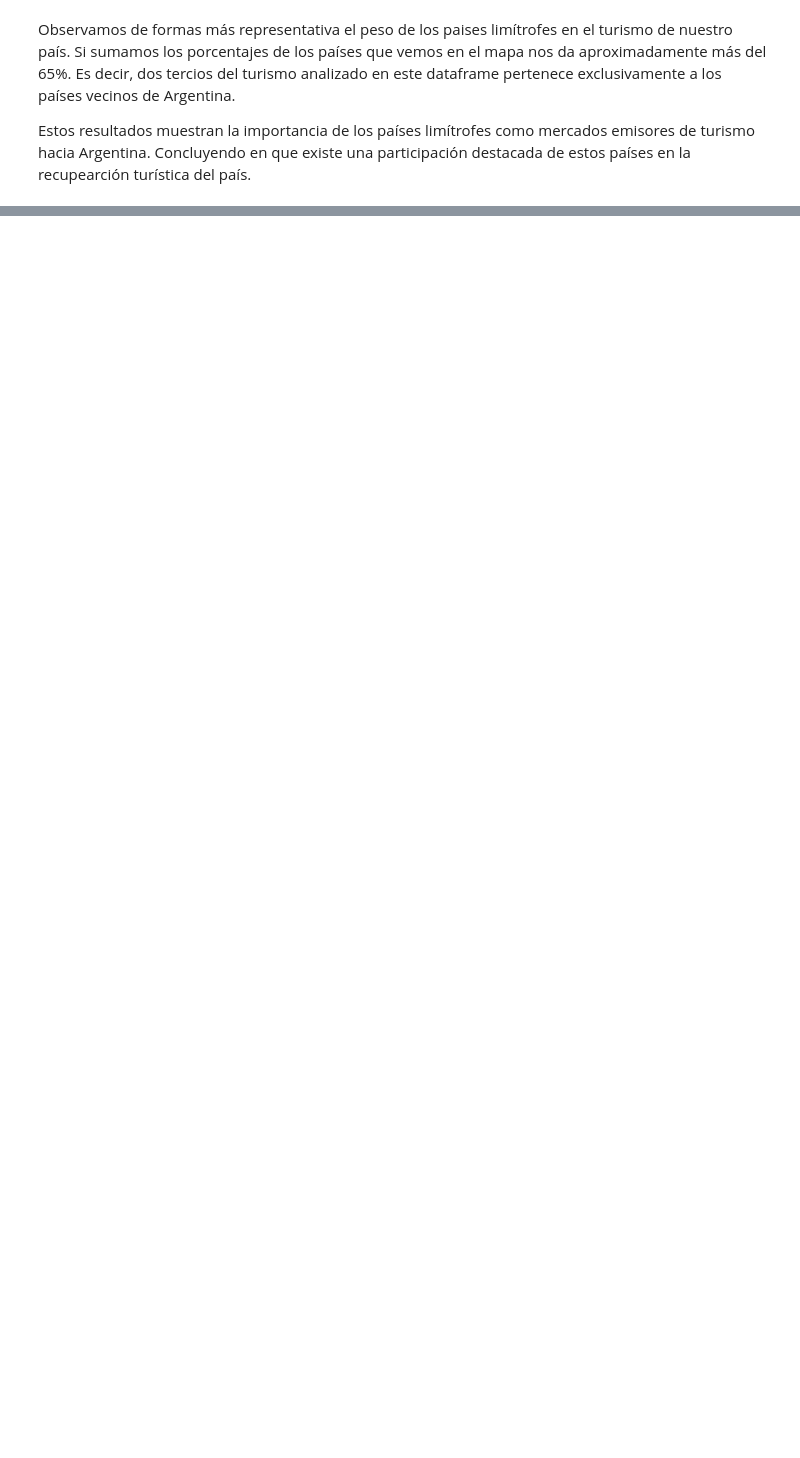
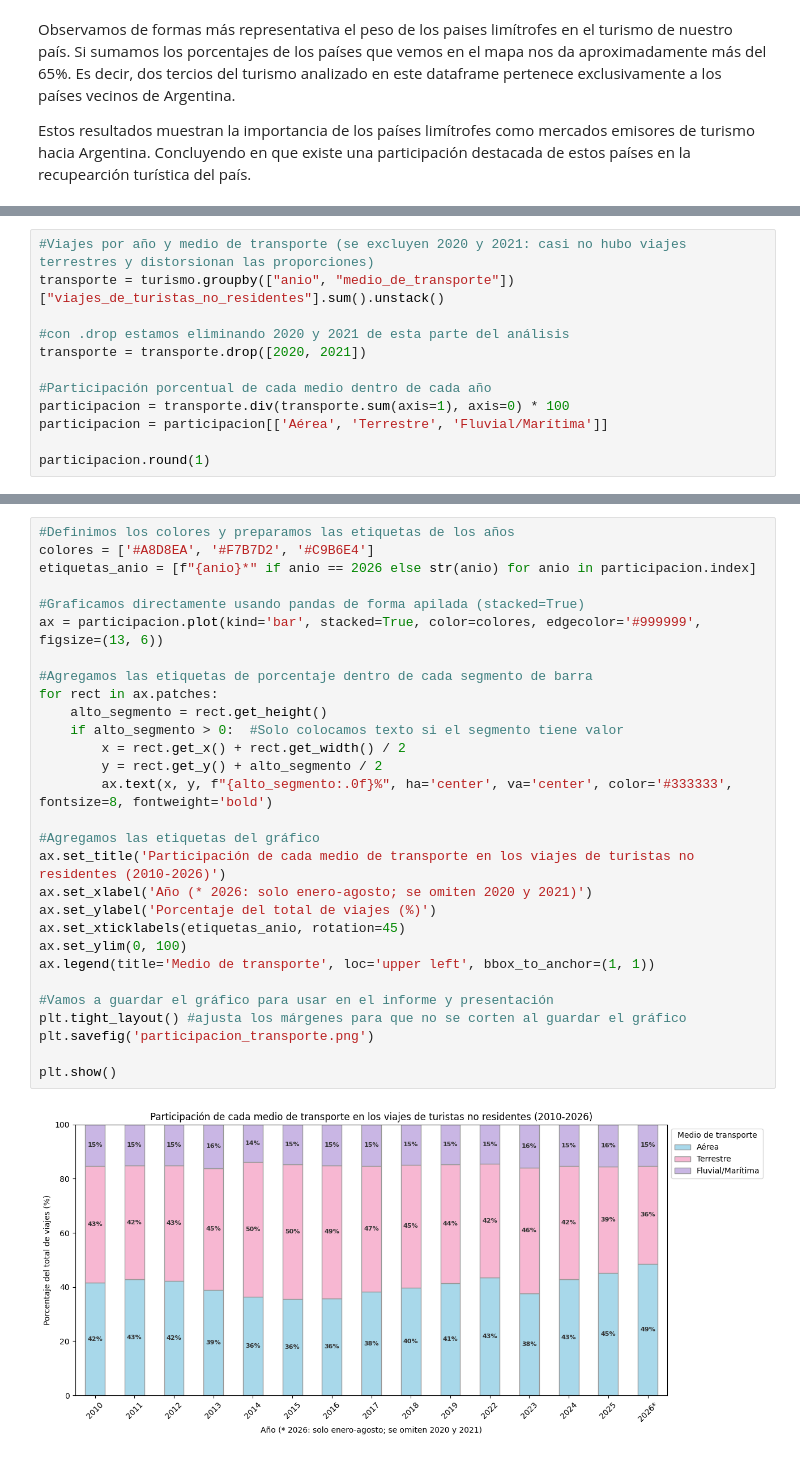
Before and after one commit to SariChiba/Analisis_Turismo_No_Residente, a Jupyter notebook: notebook/turismo_datacenter.ipynb, the cells around one changed output, grey strips where cells are left out. Cells and saved outputs as stored; diff of their text form; blank space fills up the shorter version.

```diff
--- a/notebook/turismo_datacenter.ipynb
+++ b/notebook/turismo_datacenter.ipynb
@@ -837,0 +871,12 @@ Aún hoy, los números siguen sin poder acercarse al años 2019, donde se regist
+# %%
+#Viajes por año y medio de transporte (se excluyen 2020 y 2021: casi no hubo viajes terrestres y distorsionan las proporciones)
+transporte = turismo.groupby(["anio", "medio_de_transporte"])["viajes_de_turistas_no_residentes"].sum().unstack()
+
+#con .drop estamos eliminando 2020 y 2021 de esta parte del análisis
+transporte = transporte.drop([2020, 2021])
+
+#Participación porcentual de cada medio dentro de cada año
+participacion = transporte.div(transporte.sum(axis=1), axis=0) * 100
+participacion = participacion[['Aérea', 'Terrestre', 'Fluvial/Marítima']]
+
+participacion.round(1)
@@ -837,0 +913,31 @@ Aún hoy, los números siguen sin poder acercarse al años 2019, donde se regist
+# %%
+#Definimos los colores y preparamos las etiquetas de los años
+colores = ['#A8D8EA', '#F7B7D2', '#C9B6E4']
+etiquetas_anio = [f"{anio}*" if anio == 2026 else str(anio) for anio in participacion.index]
+
+#Graficamos directamente usando pandas de forma apilada (stacked=True)
+ax = participacion.plot(kind='bar', stacked=True, color=colores, edgecolor='#999999', figsize=(13, 6))
+
+#Agregamos las etiquetas de porcentaje dentro de cada segmento de barra
+for rect in ax.patches:
+    alto_segmento = rect.get_height()
+    if alto_segmento > 0:  #Solo colocamos texto si el segmento tiene valor
+        x = rect.get_x() + rect.get_width() / 2
+        y = rect.get_y() + alto_segmento / 2
+        ax.text(x, y, f"{alto_segmento:.0f}%", ha='center', va='center', color='#333333', fontsize=8, fontweight='bold')
+
+#Agregamos las etiquetas del gráfico
+ax.set_title('Participación de cada medio de transporte en los viajes de turistas no residentes (2010-2026)')
+ax.set_xlabel('Año (* 2026: solo enero-agosto; se omiten 2020 y 2021)')
+ax.set_ylabel('Porcentaje del total de viajes (%)')
+ax.set_xticklabels(etiquetas_anio, rotation=45)
+ax.set_ylim(0, 100)
+ax.legend(title='Medio de transporte', loc='upper left', bbox_to_anchor=(1, 1))
+
+#Vamos a guardar el gráfico para usar en el informe y presentación
+plt.tight_layout() #ajusta los márgenes para que no se corten al guardar el gráfico
+plt.savefig('participacion_transporte.png')
+
+plt.show()
+# %% [output]
+[figure, added]
```
Also changed, not shown: parts of 33 cells of this notebook.
